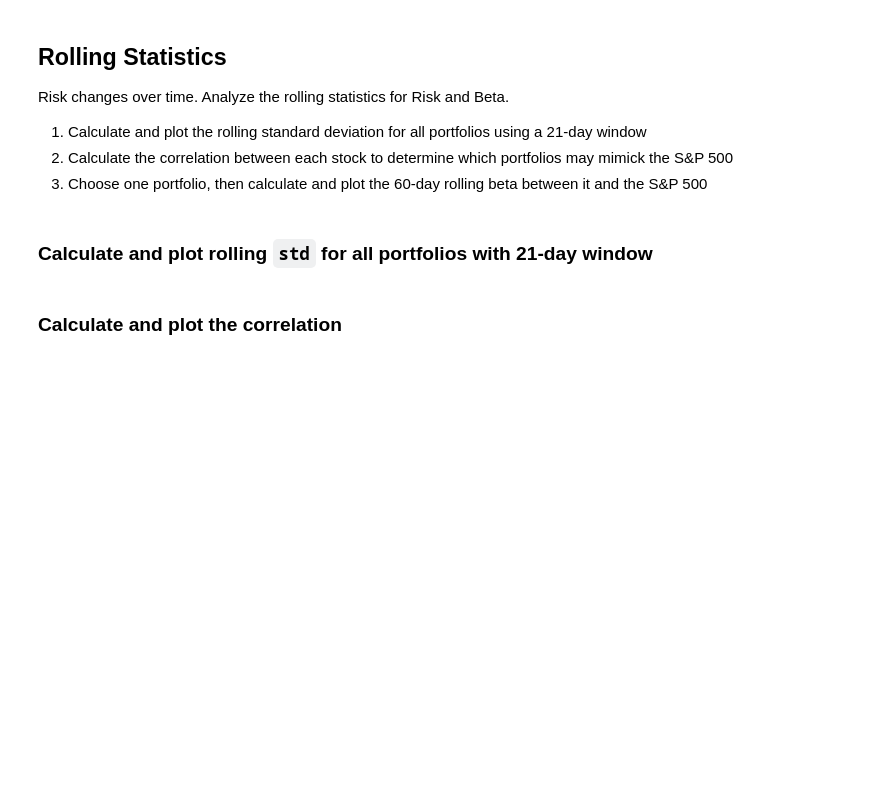
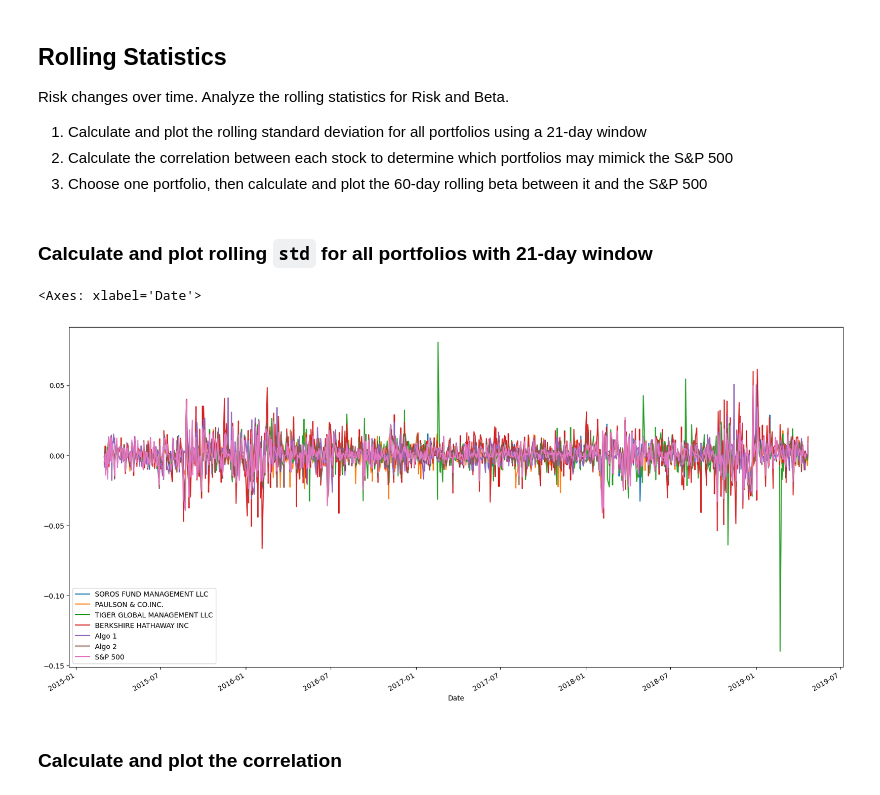
Before and after one commit to Akosah304/Whale_Analysis, a Jupyter notebook: whale_analysis.ipynb, the cells around one changed output. Saved outputs shown, nothing was run; the diff lists cells and outputs as text; code cells hidden in the pictures; blank space fills up the shorter version.

```diff
--- a/whale_analysis.ipynb
+++ b/whale_analysis.ipynb
@@ -283,8 +295,12 @@ Risk changes over time. Analyze the rolling statistics for Risk and Beta.
 ### Calculate and plot rolling `std` for all portfolios with 21-day window
 # %%
 # Calculate the rolling standard deviation for all portfolios using a 21-day window
-
+combined_df.rolling(window=21).std()
 # Plot the rolling standard deviation
+combined_df.plot(figsize=(20,10))
+# %% [output]
+<Axes: xlabel='Date'>
+[figure, added]
 # %% [markdown]
 ### Calculate and plot the correlation
 # %%
```
Also changed, not shown: parts of 39 cells of this notebook.
